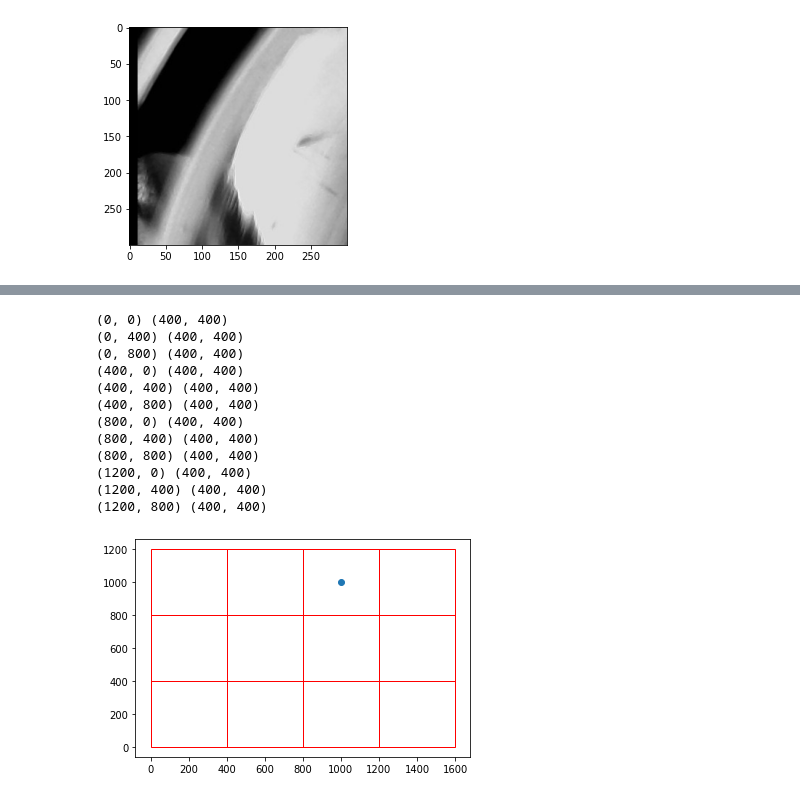
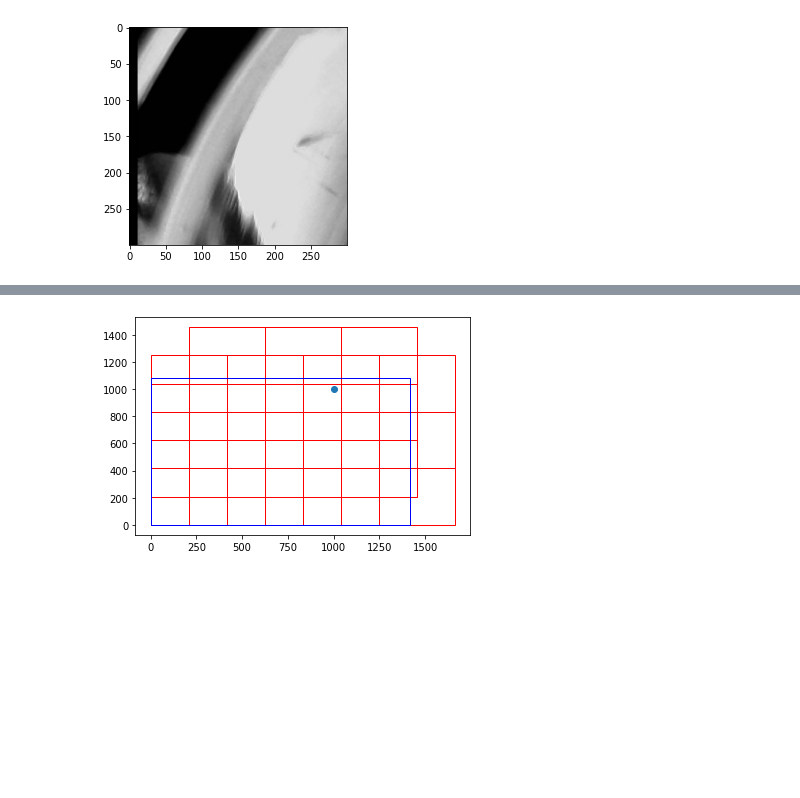
Before and after one commit to paolobif/DataLoader-Worm-Yolo3, a Jupyter notebook: scan_test.ipynb, the cells around one changed output, grey strips where cells are left out. Cells and saved outputs as stored; diff of their text form; code cells hidden in the pictures; blank space fills up the shorter version.

Commit message:
working Map Generator in ipynb with analysis of processs time

```diff
--- a/scan_test.ipynb
+++ b/scan_test.ipynb
@@ -532,23 +545,3 @@ class Map_Generator():
                 pass
 
         return(paired_corners)
-# %%
-map_grid = Map_Generator(img_size, 300).map_grid
-
-xy_wh_rects = convert_xypair_to_xy_wh(map_grid)
-
-fig2 = plt.figure()
-ax2 = fig2.add_subplot(111)
-ax.axis('auto')
-
-for rect in xy_wh_rects:
-    xy = rect[0]
-    wh = rect[1]
-    rectangle = plt.Rectangle(xy, wh[0], wh[1], fill=False, color="red")
-    ax2.add_patch(rectangle)
-
-img_rect = plt.Rectangle((0,0), img_size[0], img_size[1], fill=False, color='blue', )
-ax2.add_patch(img_rect)
-
-ax2.scatter(1000,1000)
-plt.show()
@@ -567,45 +558,23 @@ def convert_xypair_to_xy_wh(paired_corners):
 
     return(xy_wh_map)
 # %%
-cut_size = 400
-pass1 = Map_Generator.map_ar(img_size, cut_size, (0,0))
-pass2 = Map_Generator.map_ar(img_size, cut_size, (int(cut_size/2),int(cut_size/2)))
-pass3 = Map_Generator.map_ar(img_size, cut_size, (int(cut_size/2), 0))
-pass4 = Map_Generator.map_ar(img_size, cut_size, (0, int(cut_size/2)))
-
-rects = Map_Generator.convert_grid_to_cornerxy(test)
-
-
-
-
-
-
-xy_wh_rects = convert_xypair_to_xy_wh(rects)
+map_grid = Map_Generator(img_size, 416).map_grid
+xy_wh_rects = convert_xypair_to_xy_wh(map_grid)
 
 fig2 = plt.figure()
 ax2 = fig2.add_subplot(111)
 ax.axis('auto')
 
 for rect in xy_wh_rects:
     xy = rect[0]
     wh = rect[1]
-    print(xy, wh)
     rectangle = plt.Rectangle(xy, wh[0], wh[1], fill=False, color="red")
     ax2.add_patch(rectangle)
 
+img_rect = plt.Rectangle((0,0), img_size[0], img_size[1], fill=False, color='blue', )
+ax2.add_patch(img_rect)
+
 ax2.scatter(1000,1000)
 plt.show()
 # %% [output]
-(0, 0) (400, 400)
-(0, 400) (400, 400)
-(0, 800) (400, 400)
-(400, 0) (400, 400)
-(400, 400) (400, 400)
-(400, 800) (400, 400)
-(800, 0) (400, 400)
-(800, 400) (400, 400)
-(800, 800) (400, 400)
-(1200, 0) (400, 400)
-(1200, 400) (400, 400)
-(1200, 800) (400, 400)
-[figure, old version]
+[figure, new version]
```
Also changed, not shown: parts of 8 cells of this notebook.
